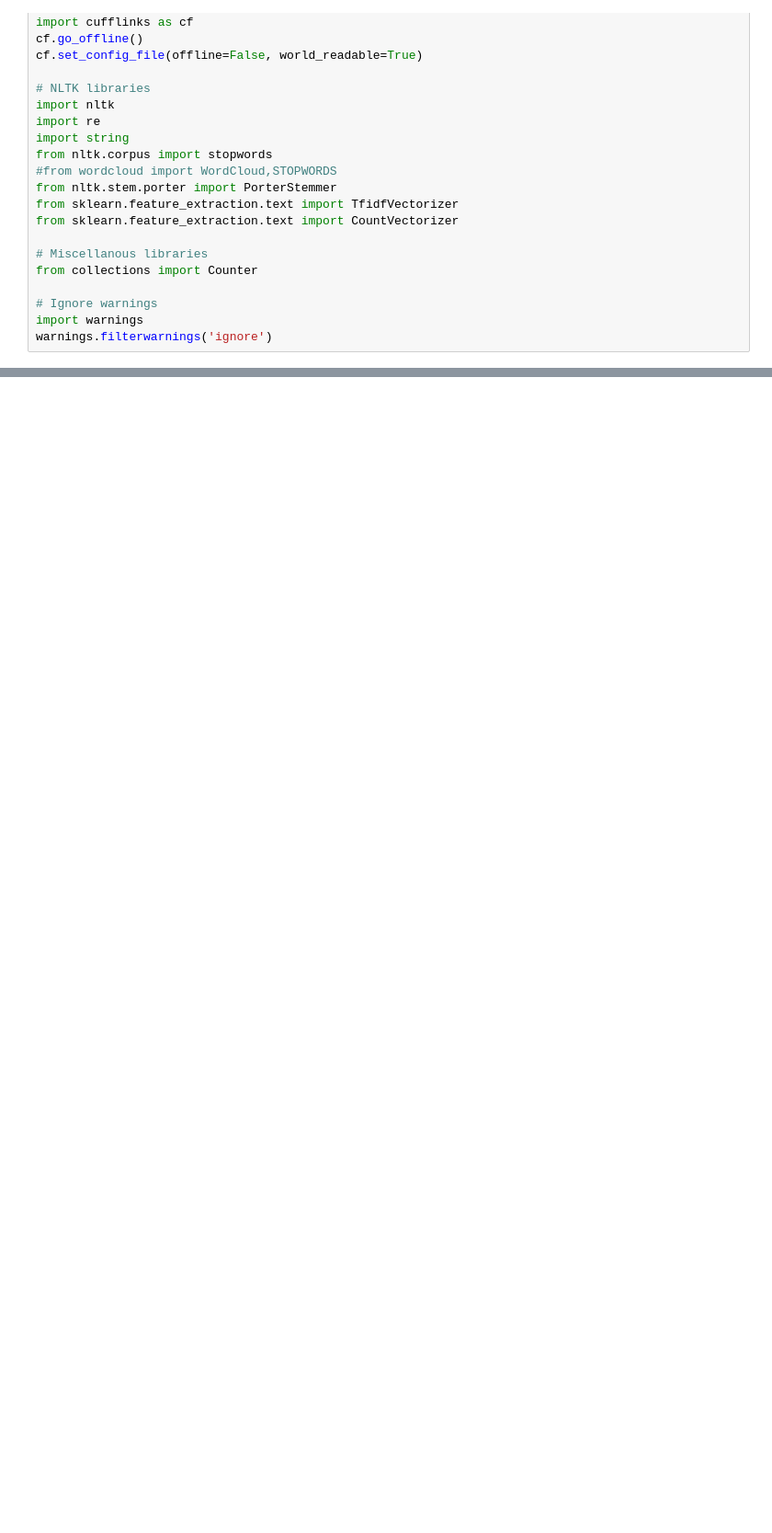
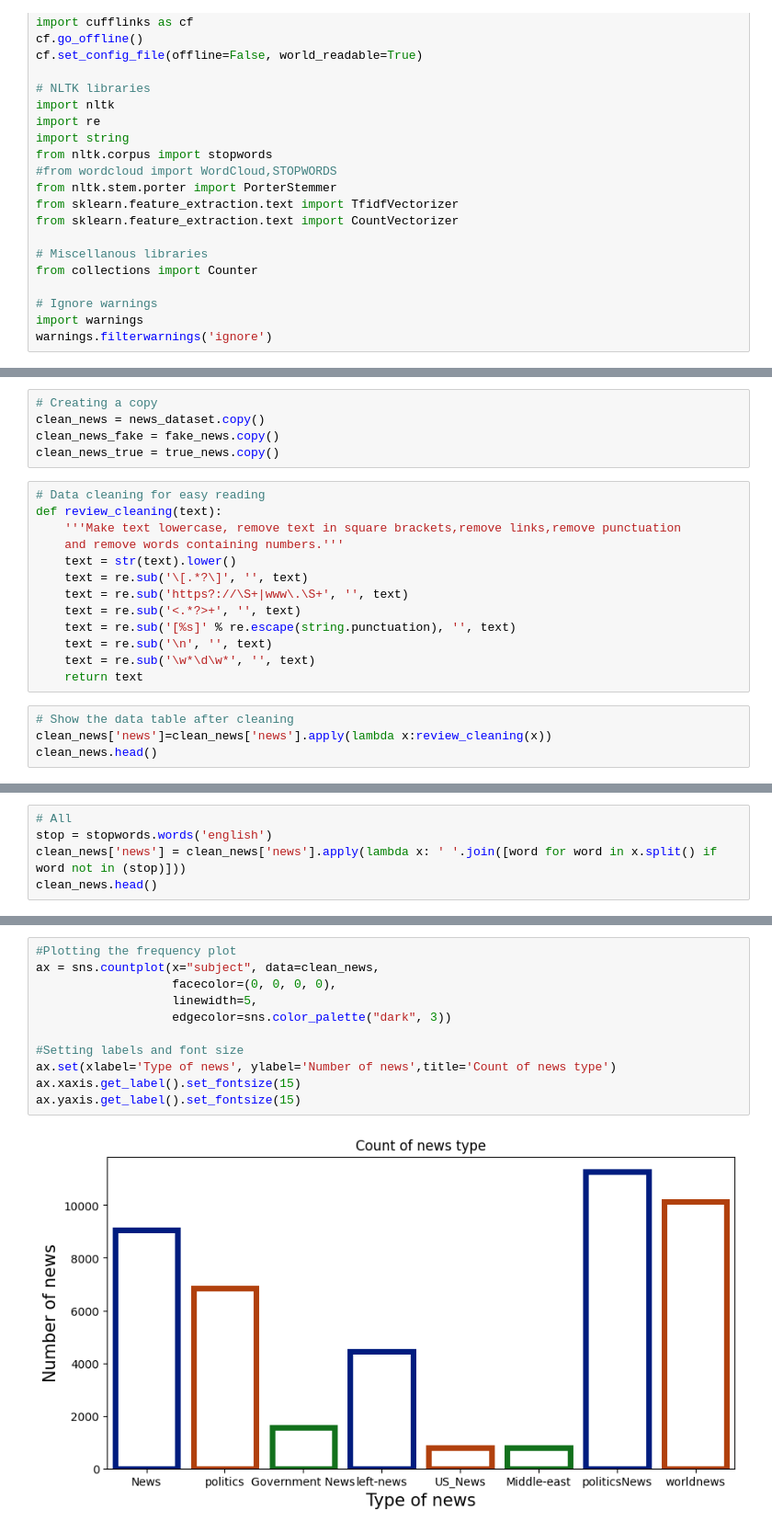
Before and after one commit to farahafifahh/Exploring-Fake-News-Classifier-using-Stop-Words-and-N-Grams-Methods, a Jupyter notebook: Code.ipynb, the cells around one changed output, grey strips where cells are left out. Shown: that part at 92% size. Saved outputs shown, nothing was run; the diff lists cells and outputs as text; blank space fills up the shorter version.

```diff
--- a/Code.ipynb
+++ b/Code.ipynb
@@ -39,0 +142,22 @@ warnings.filterwarnings('ignore')
+# %%
+# Creating a copy
+clean_news = news_dataset.copy()
+clean_news_fake = fake_news.copy()
+clean_news_true = true_news.copy()
+# %%
+# Data cleaning for easy reading
+def review_cleaning(text):
+    '''Make text lowercase, remove text in square brackets,remove links,remove punctuation
+    and remove words containing numbers.'''
+    text = str(text).lower()
+    text = re.sub('\[.*?\]', '', text)
+    text = re.sub('https?://\S+|www\.\S+', '', text)
+    text = re.sub('<.*?>+', '', text)
+    text = re.sub('[%s]' % re.escape(string.punctuation), '', text)
+    text = re.sub('\n', '', text)
+    text = re.sub('\w*\d\w*', '', text)
+    return text
+# %%
+# Show the data table after cleaning
+clean_news['news']=clean_news['news'].apply(lambda x:review_cleaning(x))
+clean_news.head()
@@ -39,0 +195,5 @@ warnings.filterwarnings('ignore')
+# %%
+# All
+stop = stopwords.words('english')
+clean_news['news'] = clean_news['news'].apply(lambda x: ' '.join([word for word in x.split() if word not in (stop)]))
+clean_news.head()
@@ -39,0 +233,13 @@ warnings.filterwarnings('ignore')
+# %%
+#Plotting the frequency plot
+ax = sns.countplot(x="subject", data=clean_news,
+                   facecolor=(0, 0, 0, 0),
+                   linewidth=5,
+                   edgecolor=sns.color_palette("dark", 3))
+
+#Setting labels and font size
+ax.set(xlabel='Type of news', ylabel='Number of news',title='Count of news type')
+ax.xaxis.get_label().set_fontsize(15)
+ax.yaxis.get_label().set_fontsize(15)
+# %% [output]
+[figure, added]
```
Also changed, not shown: parts of 38 cells of this notebook.
